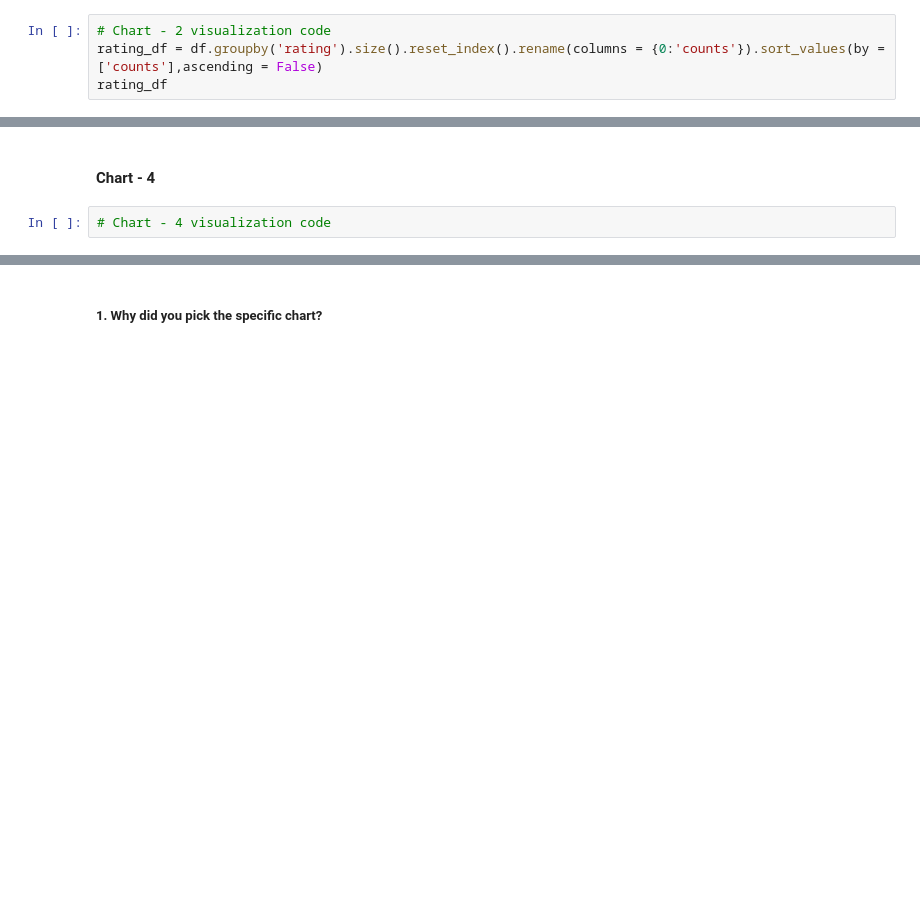
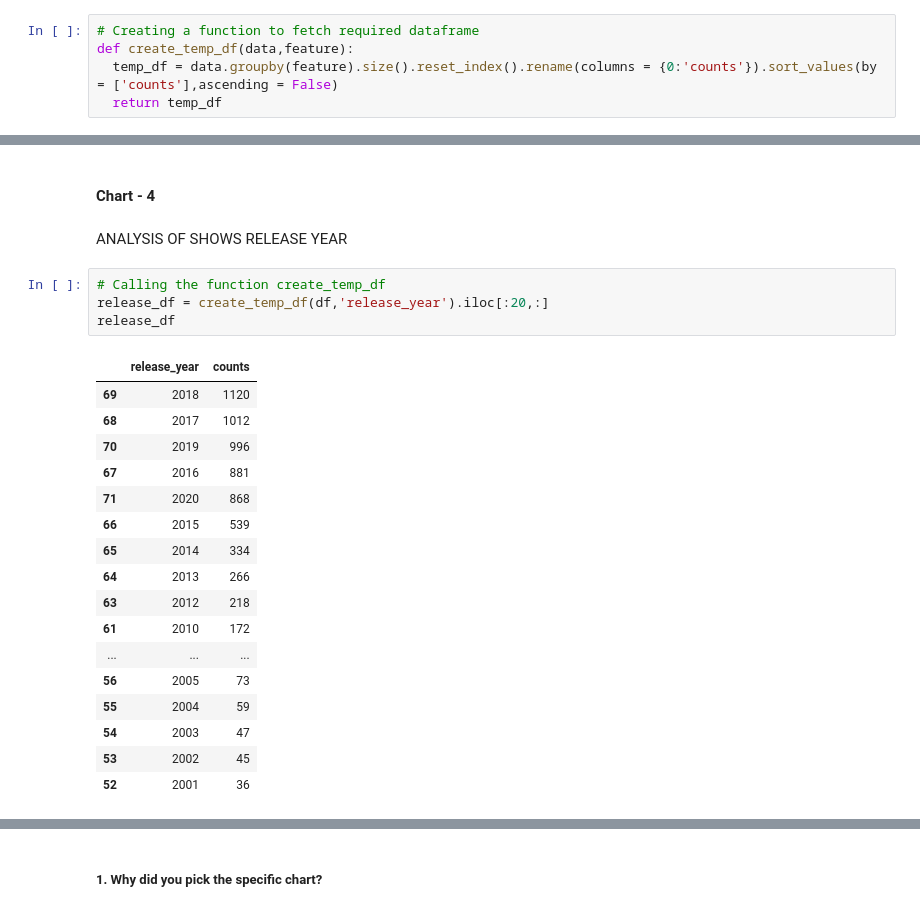
Before and after one commit to thepankaj018/Netflix-Movies-TV-Shows-Clustering, a Jupyter notebook: Netflix_Movies_&_TV_Shows_Clustering.ipynb, the cells around one changed output, grey strips where cells are left out. Cells and saved outputs as stored; diff of their text form; blank space fills up the shorter version.

```diff
--- a/Netflix_Movies_&_TV_Shows_Clustering.ipynb
+++ b/Netflix_Movies_&_TV_Shows_Clustering.ipynb
@@ -417,6 +417,7 @@ This information can be used to develop personalized recommendations for users b
 # %% [markdown]
 **MOVIE RATING ANALYSIS**
 # %%
-# Chart - 2 visualization code
-rating_df = df.groupby('rating').size().reset_index().rename(columns = {0:'counts'}).sort_values(by = ['counts'],ascending = False)
-rating_df
+# Creating a function to fetch required dataframe
+def create_temp_df(data,feature):
+  temp_df = data.groupby(feature).size().reset_index().rename(columns = {0:'counts'}).sort_values(by = ['counts'],ascending = False)
+  return temp_df
@@ -495,5 +523,27 @@ Are there any insights that lead to negative growth? Justify with specific reaso
 Answer Here
 # %% [markdown]
 #### Chart - 4
-# %%
-# Chart - 4 visualization code
+# %% [markdown]
+ANALYSIS OF SHOWS RELEASE YEAR
+# %%
+# Calling the function create_temp_df
+release_df = create_temp_df(df,'release_year').iloc[:20,:]
+release_df
+# %% [output]
+|  | release_year | counts |
+| 69 | 2018 | 1120 |
+| 68 | 2017 | 1012 |
+| 70 | 2019 | 996 |
+| 67 | 2016 | 881 |
+| 71 | 2020 | 868 |
+| 66 | 2015 | 539 |
+| 65 | 2014 | 334 |
+| 64 | 2013 | 266 |
+| 63 | 2012 | 218 |
+| 61 | 2010 | 172 |
+| ... | ... | ... |
+| 56 | 2005 | 73 |
+| 55 | 2004 | 59 |
+| 54 | 2003 | 47 |
+| 53 | 2002 | 45 |
+| 52 | 2001 | 36 |
```
Also changed, not shown: parts of 23 cells of this notebook.
